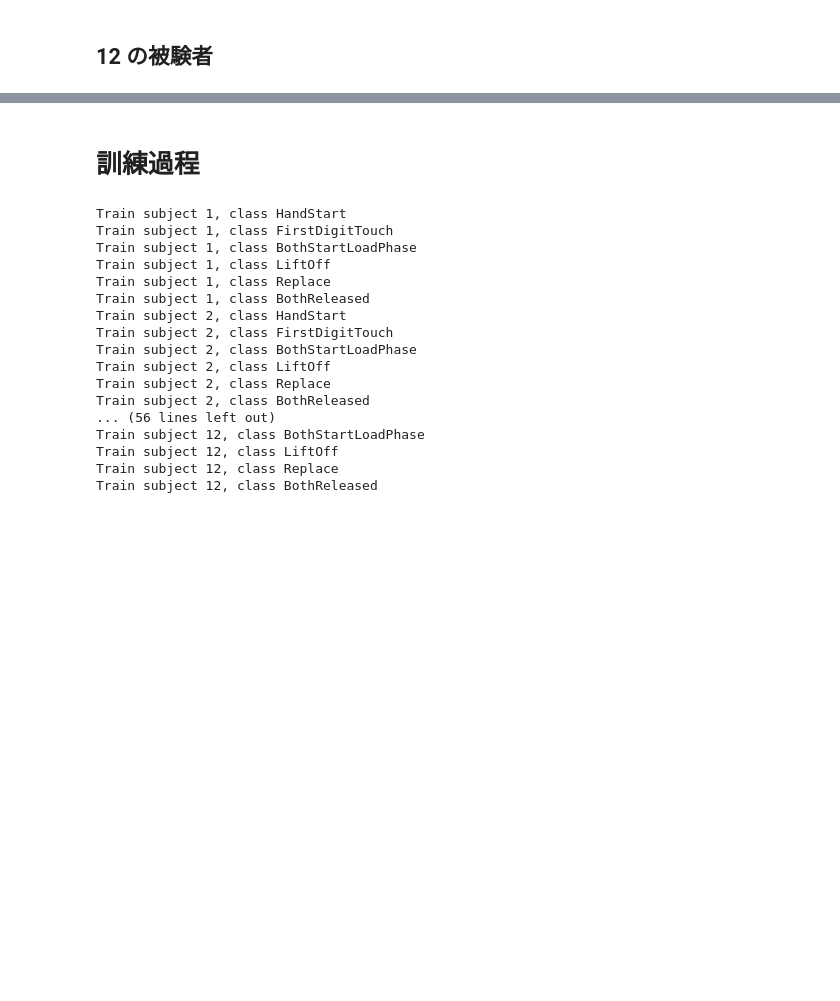
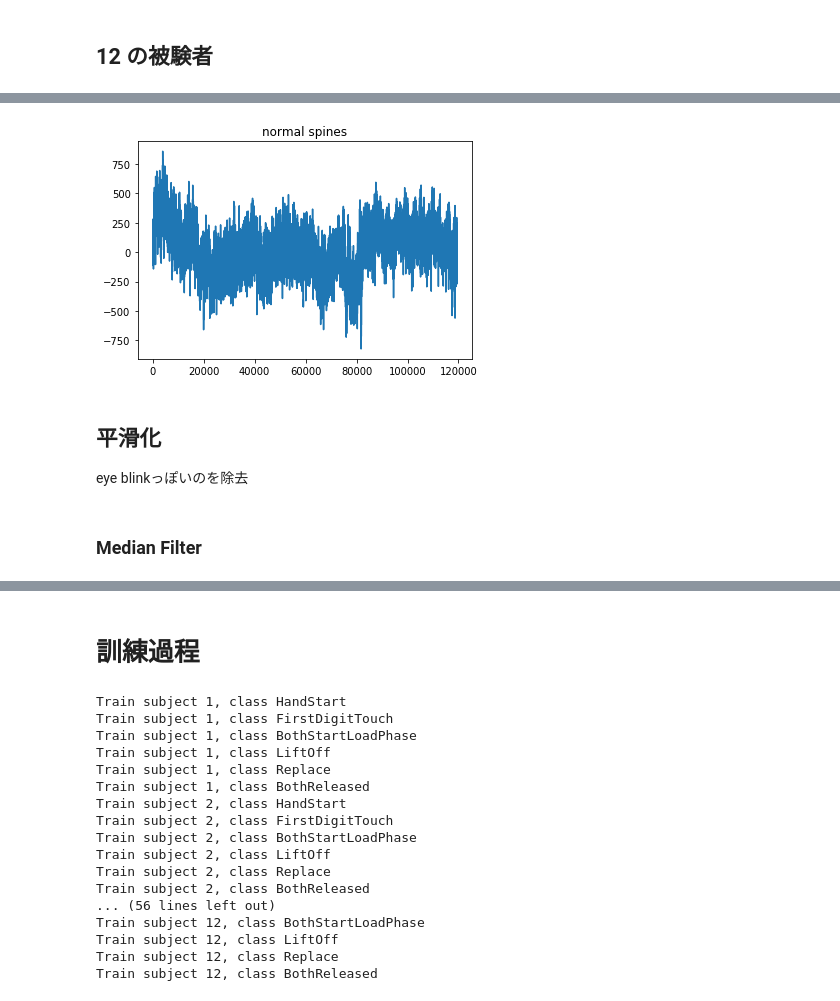
Before and after one commit to shimalice/GAL_EEG, a Jupyter notebook: test.ipynb, the cells around one changed output, grey strips where cells are left out. Saved outputs shown, nothing was run; the diff lists cells and outputs as text; code cells hidden in the pictures; blank space fills up the shorter version.

Commit message:
add filter

```diff
--- a/test.ipynb
+++ b/test.ipynb
@@ -98,0 +326,15 @@ pred_tot = []
+# %%
+fig, ax = plt.subplots()
+
+X_Oz = X[:, 29]
+ax.plot(X_Oz)
+ax.set_title('normal spines')
+
+plt.show()
+# %% [output]
+[figure, added]
+# %% [markdown]
+## 平滑化
+eye blinkっぽいのを除去
+# %% [markdown]
+### Median Filter
```
Also changed, not shown: parts of 44 cells of this notebook.
